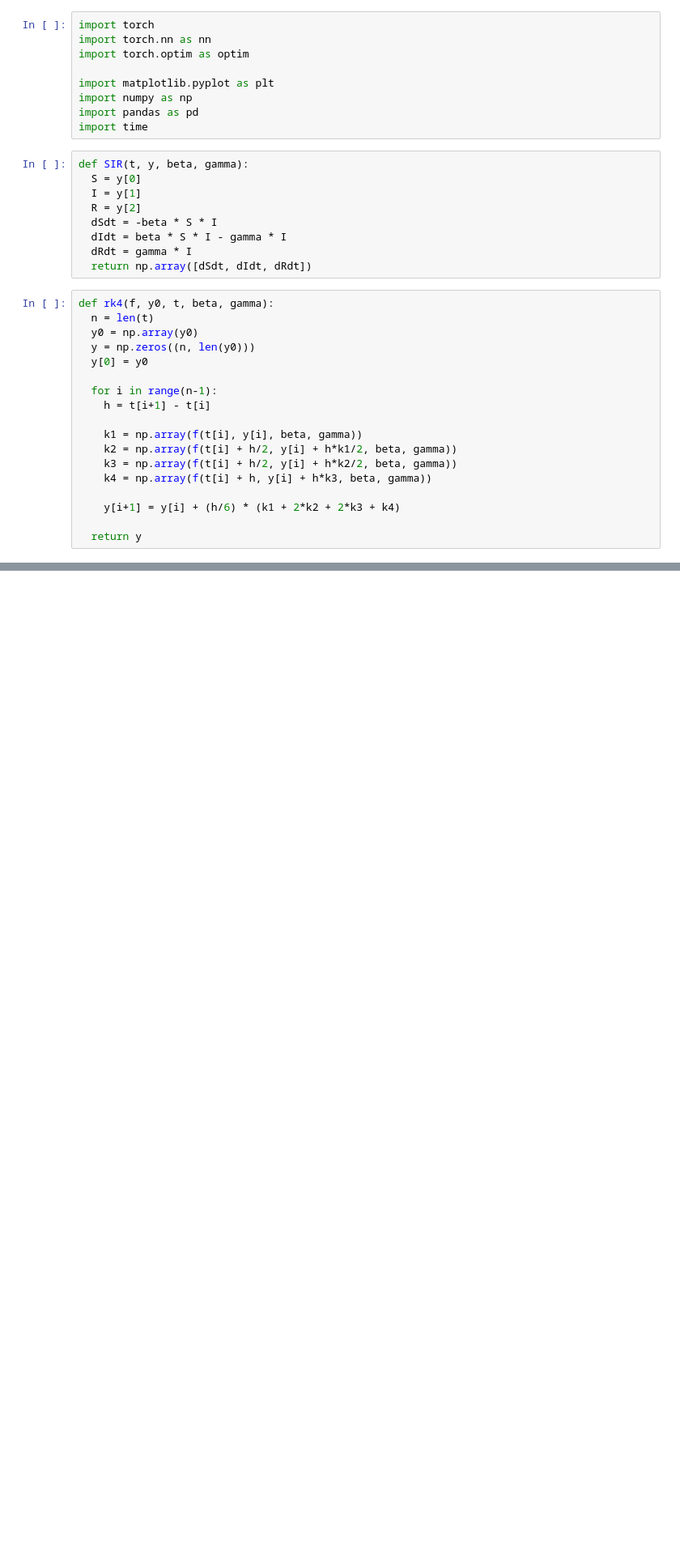
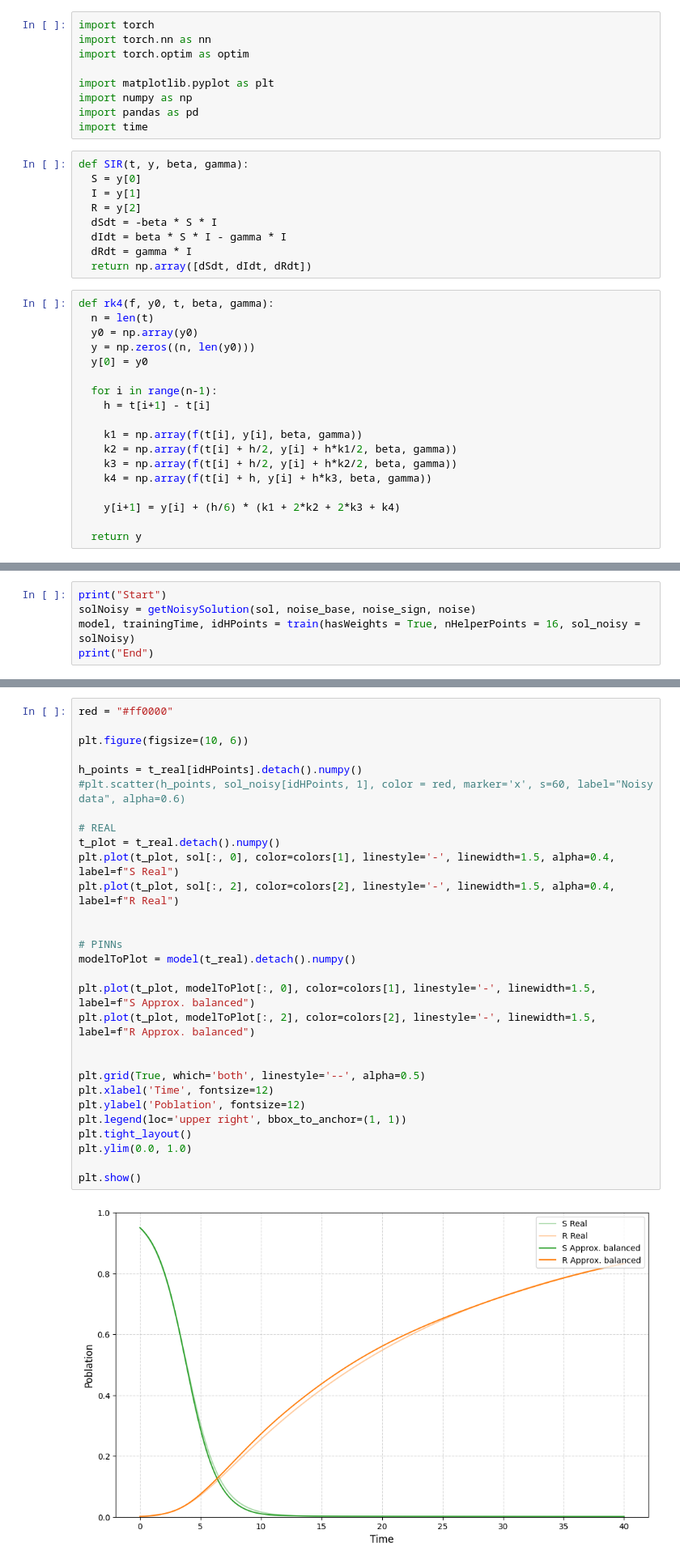
Before and after one commit to DiegoH81/PINNs, a Jupyter notebook: SIR.ipynb, the cells around one changed output, grey strips where cells are left out. Shown at 81% size. Drawn from its saved outputs; the diff is of its cells as text; blank space fills up the shorter version.

```diff
--- a/SIR.ipynb
+++ b/SIR.ipynb
@@ -378,0 +317,5 @@ Relative Gamma error: 2.4519994854927063
+# %%
+print("Start")
+solNoisy = getNoisySolution(sol, noise_base, noise_sign, noise)
+model, trainingTime, idHPoints = train(hasWeights = True, nHelperPoints = 16, sol_noisy = solNoisy)
+print("End")
@@ -378,0 +325,31 @@ Relative Gamma error: 2.4519994854927063
+# %%
+red = "#ff0000"
+
+plt.figure(figsize=(10, 6))
+
+h_points = t_real[idHPoints].detach().numpy()
+#plt.scatter(h_points, sol_noisy[idHPoints, 1], color = red, marker='x', s=60, label="Noisy data", alpha=0.6)
+
+# REAL
+t_plot = t_real.detach().numpy()
+plt.plot(t_plot, sol[:, 0], color=colors[1], linestyle='-', linewidth=1.5, alpha=0.4, label=f"S Real")
+plt.plot(t_plot, sol[:, 2], color=colors[2], linestyle='-', linewidth=1.5, alpha=0.4, label=f"R Real")
+
+
+# PINNs
+modelToPlot = model(t_real).detach().numpy()
+
+plt.plot(t_plot, modelToPlot[:, 0], color=colors[1], linestyle='-', linewidth=1.5, label=f"S Approx. balanced")
+plt.plot(t_plot, modelToPlot[:, 2], color=colors[2], linestyle='-', linewidth=1.5, label=f"R Approx. balanced")
+
+
+plt.grid(True, which='both', linestyle='--', alpha=0.5)
+plt.xlabel('Time', fontsize=12)
+plt.ylabel('Poblation', fontsize=12)
+plt.legend(loc='upper right', bbox_to_anchor=(1, 1))
+plt.tight_layout()
+plt.ylim(0.0, 1.0)
+
+plt.show()
+# %% [output]
+[figure, added]
```
Also changed, not shown: parts of 23 cells of this notebook.
